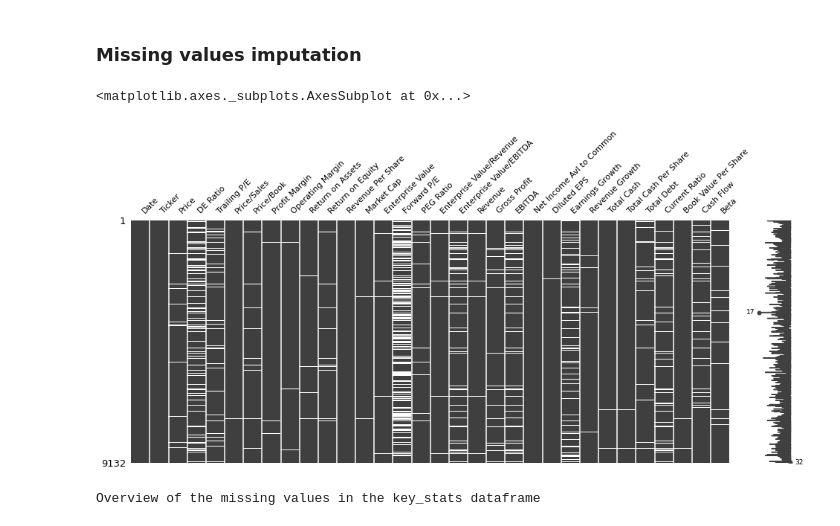
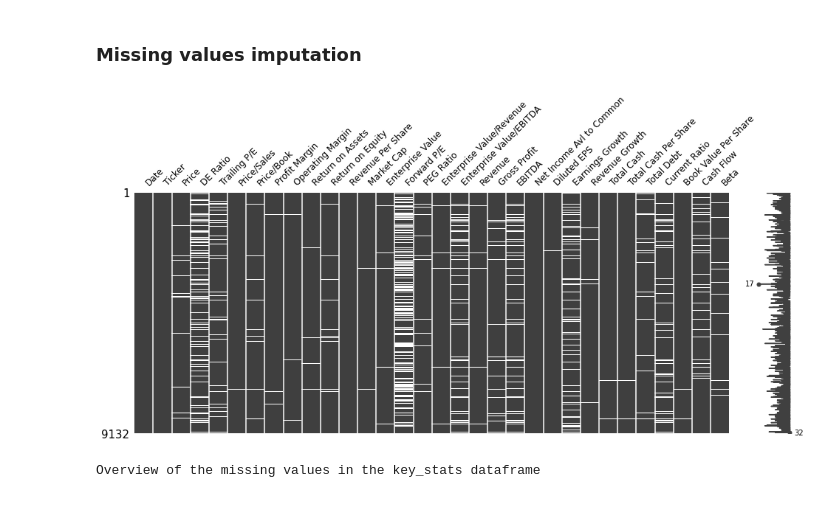
Before and after one commit to LeonardoEmili/stock-price-forecasting, a Jupyter notebook: forecasting.ipynb, the cells around one changed output. Saved outputs shown, nothing was run; the diff lists cells and outputs as text; code cells hidden in the pictures.

```diff
--- a/forecasting.ipynb
+++ b/forecasting.ipynb
@@ -102,10 +106,9 @@ def remove_trailing_nan(df: pd.DataFrame, ticker: str, col: str = 'Low') -> pd.D
 # %% [markdown]
 ### Missing values imputation
 # %%
-msno.matrix(key_stats_df, figsize=(16,6), fontsize=11)
+_ = msno.matrix(key_stats_df, figsize=(16,6), fontsize=12)
 # %% [output]
-<matplotlib.axes._subplots.AxesSubplot at 0x...>
-[figure, old version]
+[figure, new version]
 # %%
 print("Overview of the missing values in the key_stats dataframe\n")
 key_stats_summary = key_stats_df.isna().sum()           \
```
Also changed, not shown: parts of 2 cells of this notebook.
